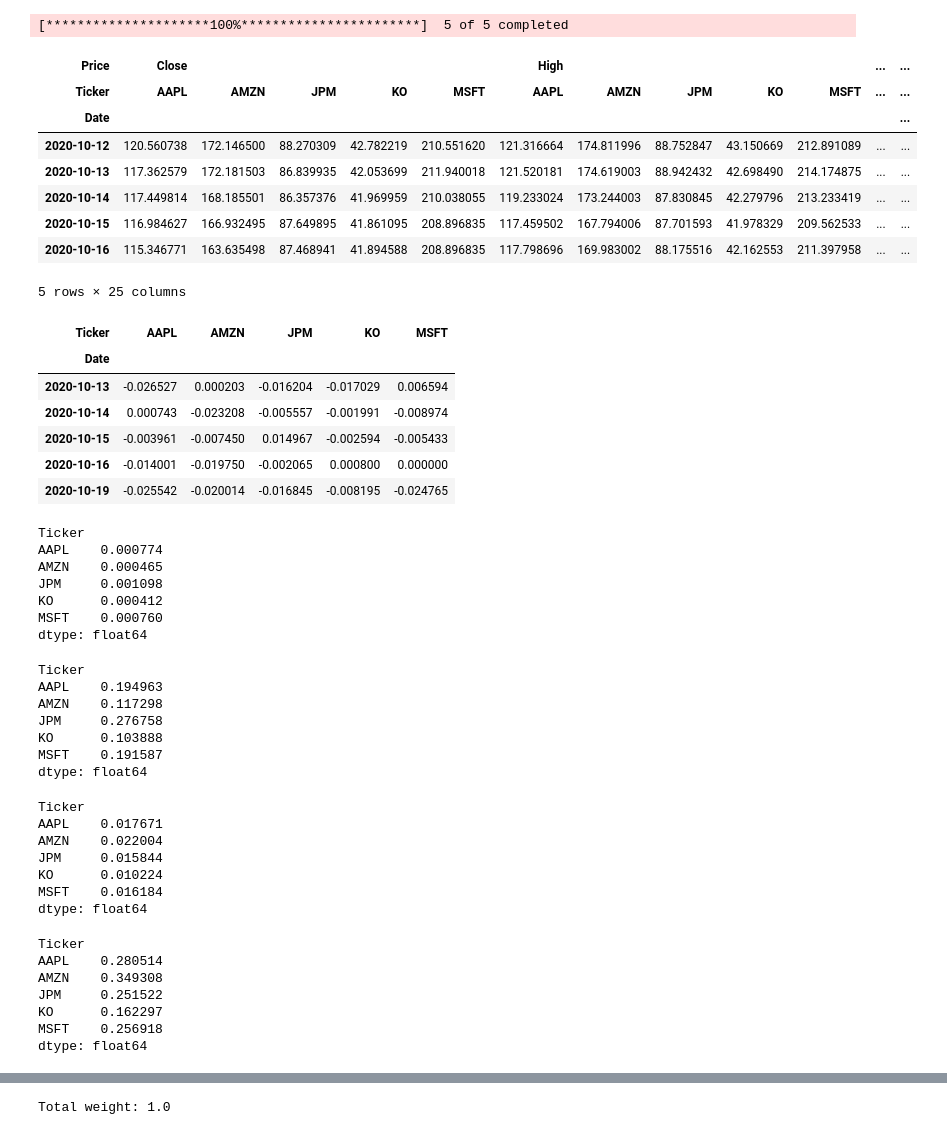
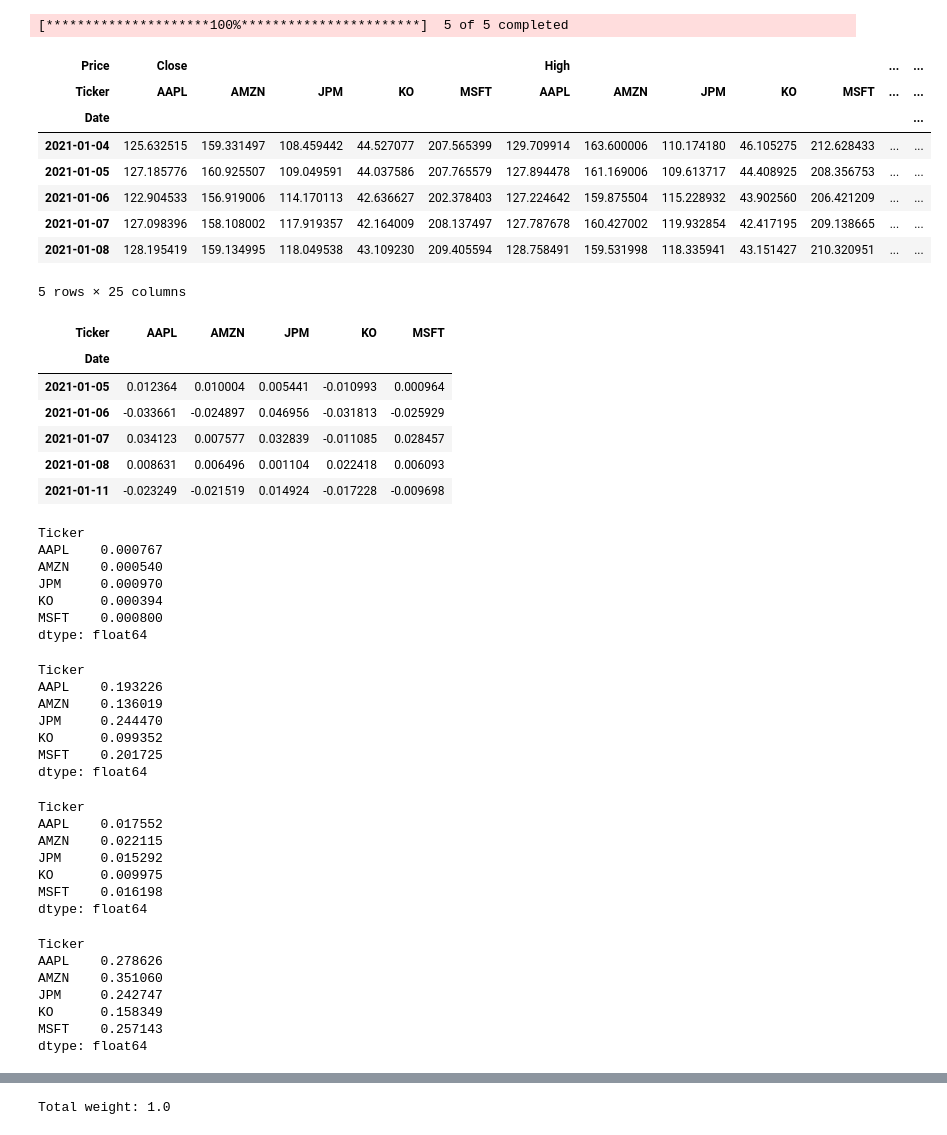
Before and after one commit to nsovohope62/portfolio-optimisation, a Jupyter notebook: notebooks/01_data_exploration.ipynb, the cells around one changed output, grey strips where cells are left out. Cells and saved outputs as stored; diff of their text form; code cells hidden in the pictures.

```diff
--- a/notebooks/01_data_exploration.ipynb
+++ b/notebooks/01_data_exploration.ipynb
@@ -6,24 +6,24 @@ import yfinance as yf
 # %%
 assets = ['AAPL', 'MSFT', 'AMZN', 'KO', 'JPM']
 
-prices =yf.download(
+prices = yf.download(
     assets,
-    start ='2020-10-10',
-    end ='2026-01-01',
-    auto_adjust = True
+    start='2021-01-01',
+    end='2026-01-01',
+    auto_adjust=True
 )
 
 prices.head()
 # %% [output]
 [*********************100%***********************]  5 of 5 completed
 | Price | Close |  |  |  |  | High |  |  |  |  | ... | ... |
 | Ticker | AAPL | AMZN | JPM | KO | MSFT | AAPL | AMZN | JPM | KO | MSFT | ... | ... |
 | Date |  |  |  |  |  |  |  |  |  |  |  | ... |
-| 2020-10-12 | 120.560738 | 172.146500 | 88.270309 | 42.782219 | 210.551620 | 121.316664 | 174.811996 | 88.752847 | 43.150669 | 212.891089 | ... | ... |
-| 2020-10-13 | 117.362579 | 172.181503 | 86.839935 | 42.053699 | 211.940018 | 121.520181 | 174.619003 | 88.942432 | 42.698490 | 214.174875 | ... | ... |
-| 2020-10-14 | 117.449814 | 168.185501 | 86.357376 | 41.969959 | 210.038055 | 119.233024 | 173.244003 | 87.830845 | 42.279796 | 213.233419 | ... | ... |
-| 2020-10-15 | 116.984627 | 166.932495 | 87.649895 | 41.861095 | 208.896835 | 117.459502 | 167.794006 | 87.701593 | 41.978329 | 209.562533 | ... | ... |
-| 2020-10-16 | 115.346771 | 163.635498 | 87.468941 | 41.894588 | 208.896835 | 117.798696 | 169.983002 | 88.175516 | 42.162553 | 211.397958 | ... | ... |
+| 2021-01-04 | 125.632515 | 159.331497 | 108.459442 | 44.527077 | 207.565399 | 129.709914 | 163.600006 | 110.174180 | 46.105275 | 212.628433 | ... | ... |
+| 2021-01-05 | 127.185776 | 160.925507 | 109.049591 | 44.037586 | 207.765579 | 127.894478 | 161.169006 | 109.613717 | 44.408925 | 208.356753 | ... | ... |
+| 2021-01-06 | 122.904533 | 156.919006 | 114.170113 | 42.636627 | 202.378403 | 127.224642 | 159.875504 | 115.228932 | 43.902560 | 206.421209 | ... | ... |
+| 2021-01-07 | 127.098396 | 158.108002 | 117.919357 | 42.164009 | 208.137497 | 127.787678 | 160.427002 | 119.932854 | 42.417195 | 209.138665 | ... | ... |
+| 2021-01-08 | 128.195419 | 159.134995 | 118.049538 | 43.109230 | 209.405594 | 128.758491 | 159.531998 | 118.335941 | 43.151427 | 210.320951 | ... | ... |
 5 rows × 25 columns
 # %%
 returns = prices['Close'].pct_change()
@@ -32,32 +32,32 @@ returns.head()
 # %% [output]
 | Ticker | AAPL | AMZN | JPM | KO | MSFT |
 | Date |  |  |  |  |  |
-| 2020-10-13 | -0.026527 | 0.000203 | -0.016204 | -0.017029 | 0.006594 |
-| 2020-10-14 | 0.000743 | -0.023208 | -0.005557 | -0.001991 | -0.008974 |
-| 2020-10-15 | -0.003961 | -0.007450 | 0.014967 | -0.002594 | -0.005433 |
-| 2020-10-16 | -0.014001 | -0.019750 | -0.002065 | 0.000800 | 0.000000 |
-| 2020-10-19 | -0.025542 | -0.020014 | -0.016845 | -0.008195 | -0.024765 |
+| 2021-01-05 | 0.012364 | 0.010004 | 0.005441 | -0.010993 | 0.000964 |
+| 2021-01-06 | -0.033661 | -0.024897 | 0.046956 | -0.031813 | -0.025929 |
+| 2021-01-07 | 0.034123 | 0.007577 | 0.032839 | -0.011085 | 0.028457 |
+| 2021-01-08 | 0.008631 | 0.006496 | 0.001104 | 0.022418 | 0.006093 |
+| 2021-01-11 | -0.023249 | -0.021519 | 0.014924 | -0.017228 | -0.009698 |
 # %%
 mean_daily_returns = returns.mean()
 mean_daily_returns
 # %% [output]
 Ticker
-AAPL    0.000774
-AMZN    0.000465
-JPM     0.001098
-KO      0.000412
-MSFT    0.000760
+AAPL    0.000767
+AMZN    0.000540
+JPM     0.000970
+KO      0.000394
+MSFT    0.000800
 dtype: float64
 # %%
 annual_returns = mean_daily_returns * 252
 annual_returns
 # %% [output]
 Ticker
-AAPL    0.194963
-AMZN    0.117298
-JPM     0.276758
-KO      0.103888
-MSFT    0.191587
+AAPL    0.193226
+AMZN    0.136019
+JPM     0.244470
+KO      0.099352
+MSFT    0.201725
 dtype: float64
 # %%
 daily_volatility = returns.std()
@@ -65,11 +65,11 @@ daily_volatility = returns.std()
 daily_volatility
 # %% [output]
 Ticker
-AAPL    0.017671
-AMZN    0.022004
-JPM     0.015844
-KO      0.010224
-MSFT    0.016184
+AAPL    0.017552
+AMZN    0.022115
+JPM     0.015292
+KO      0.009975
+MSFT    0.016198
 dtype: float64
 # %%
 annual_volatility = daily_volatility * np.sqrt(252)
@@ -77,11 +77,11 @@ annual_volatility = daily_volatility * np.sqrt(252)
 annual_volatility
 # %% [output]
 Ticker
-AAPL    0.280514
-AMZN    0.349308
-JPM     0.251522
-KO      0.162297
-MSFT    0.256918
+AAPL    0.278626
+AMZN    0.351060
+JPM     0.242747
+KO      0.158349
+MSFT    0.257143
 dtype: float64
 # %%
 covariance = returns.cov()
```
Also changed, not shown: parts of 15 cells of this notebook, 8 other files.
